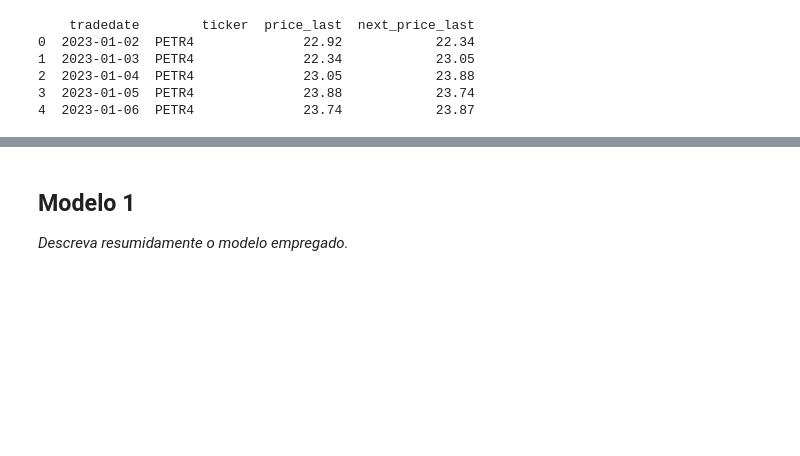
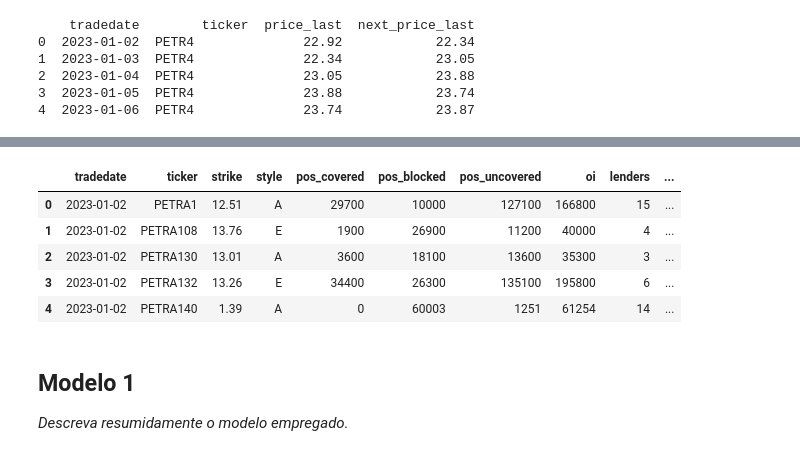
Before and after one commit to HGuttau/Projeto-Machine-Learning-A7, a Jupyter notebook: ML7_APLICANDO_OPCOES.ipynb, the cells around one changed output, grey strips where cells are left out. Saved outputs shown, nothing was run; the diff lists cells and outputs as text; code cells hidden in the pictures; blank space fills up the shorter version.

```diff
--- a/ML7_APLICANDO_OPCOES.ipynb
+++ b/ML7_APLICANDO_OPCOES.ipynb
@@ -182,3 +219,12 @@ print(df_p4_opc.head())
+# %%
+df_p4_opc.head()
+# %% [output]
+|  | tradedate | ticker | strike | style | pos_covered | pos_blocked | pos_uncovered | oi | lenders | ... |
+| 0 | 2023-01-02 | PETRA1 | 12.51 | A | 29700 | 10000 | 127100 | 166800 | 15 | ... |
+| 1 | 2023-01-02 | PETRA108 | 13.76 | E | 1900 | 26900 | 11200 | 40000 | 4 | ... |
+| 2 | 2023-01-02 | PETRA130 | 13.01 | A | 3600 | 18100 | 13600 | 35300 | 3 | ... |
+| 3 | 2023-01-02 | PETRA132 | 13.26 | E | 34400 | 26300 | 135100 | 195800 | 6 | ... |
+| 4 | 2023-01-02 | PETRA140 | 1.39 | A | 0 | 60003 | 1251 | 61254 | 14 | ... |
 # %% [markdown]
 ## **Modelo 1**
 
```
Also changed, not shown: parts of 18 cells of this notebook, 2 other files.
